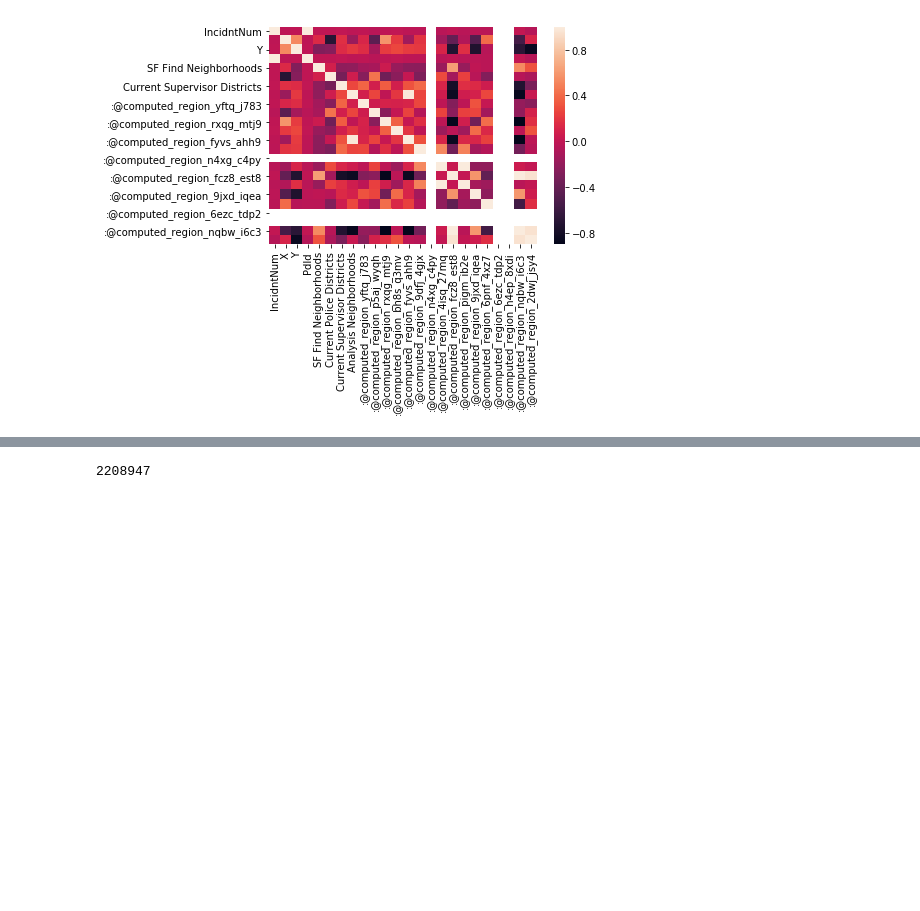
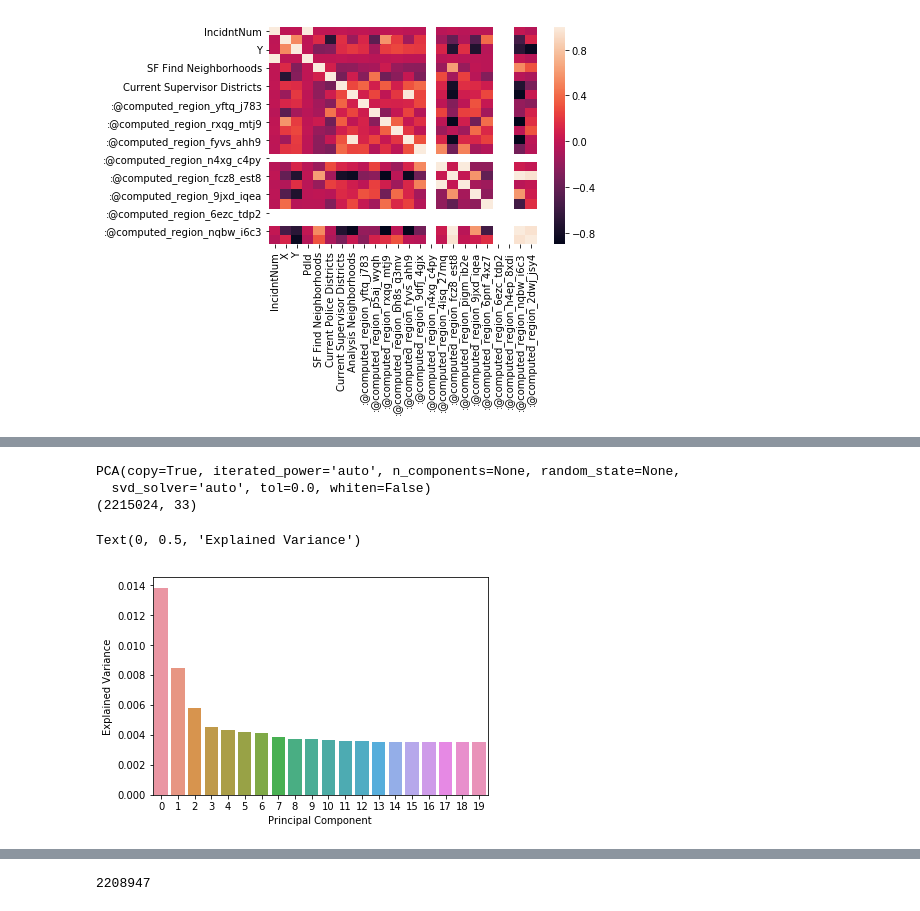
Before and after one commit to daericks/datasf, a Jupyter notebook: notebooks/initial_exploration.ipynb, the cells around one changed output, grey strips where cells are left out. Cells and saved outputs as stored; diff of their text form; code cells hidden in the pictures; blank space fills up the shorter version.

```diff
--- a/notebooks/initial_exploration.ipynb
+++ b/notebooks/initial_exploration.ipynb
@@ -87,0 +76,34 @@ X_pca = pca.fit(df1).transform(df1)
+# %%
+# PCA
+from sklearn.decomposition import PCA
+from sklearn.preprocessing import StandardScaler
+
+pca = PCA()
+print(pca)
+
+print(df.shape)
+
+dummies_cols = ['Category', 'Descript', 'DayOfWeek', 'PdDistrict', 'Resolution']
+drop_cols = ['Date', 'Time', 'Address', 'Location'] #Date and Tme can be handled better
+df1 = pd.get_dummies(df, columns=dummies_cols)
+df1 = df1.drop(drop_cols, axis=1)
+df1 = df1.dropna(axis=0)
+X = df1.loc[:,:].values
+X_cols = df1.loc[:,:].columns
+
+scaler=StandardScaler()
+X_transformed = scaler.fit_transform(X)
+
+pca.fit(X_transformed)
+X_pca = pca.fit(X_transformed).transform(X_transformed)
+# %% [output]
+PCA(copy=True, iterated_power='auto', n_components=None, random_state=None,
+  svd_solver='auto', tol=0.0, whiten=False)
+(2215024, 33)
+# %%
+ax = sns.barplot(x=np.arange(20), y=pca.explained_variance_[0:20]/sum(pca.explained_variance_))
+ax.set_xlabel('Principal Component')
+ax.set_ylabel('Explained Variance')
+# %% [output]
+Text(0, 0.5, 'Explained Variance')
+[figure, added]
```
Also changed, not shown: parts of 6 cells of this notebook.
